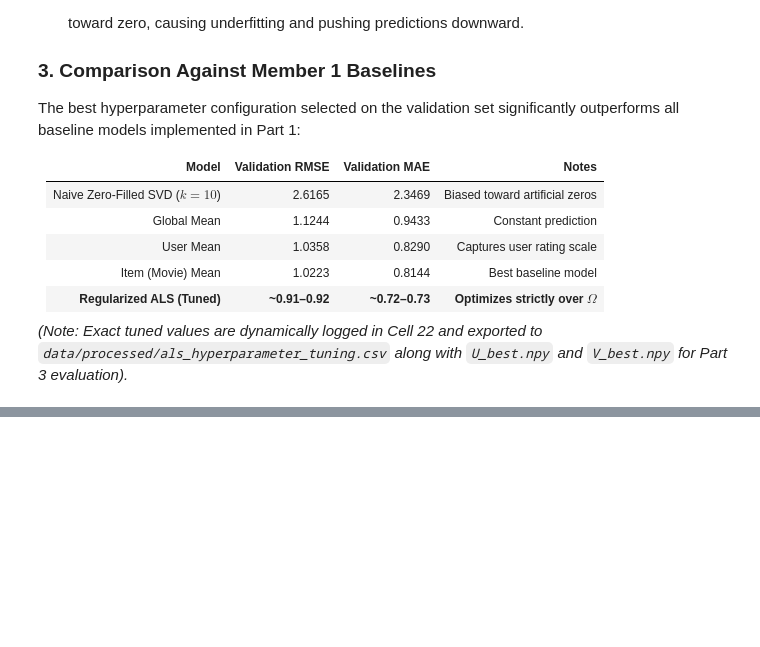
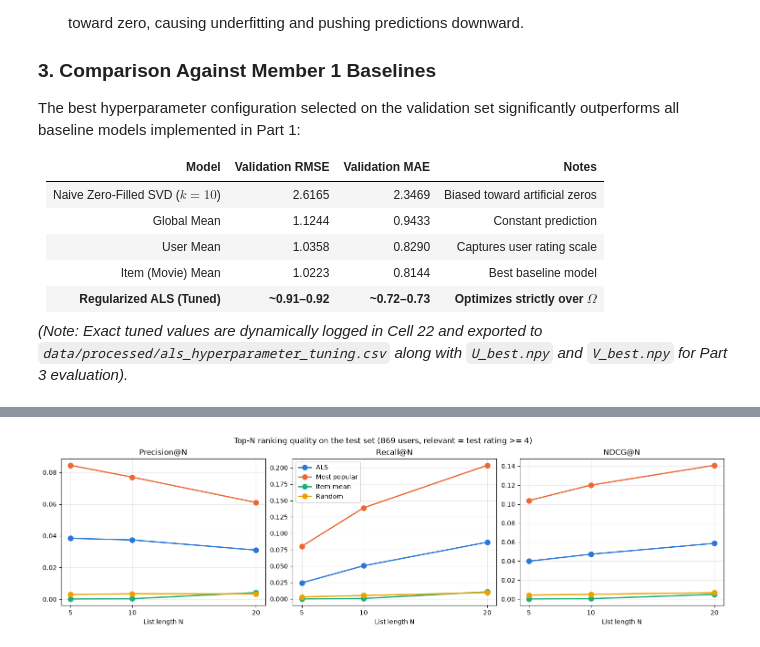
Before and after one commit to Par-TBasti/Movie-Recommendation-by-Low-Rank-Factorization, a Jupyter notebook: Movie Recommendation by Low-Rank Factorization.ipynb, the cells around one changed output, grey strips where cells are left out. Saved outputs shown, nothing was run; the diff lists cells and outputs as text; code cells hidden in the pictures; blank space fills up the shorter version.

```diff
--- a/Movie Recommendation by Low-Rank Factorization.ipynb
+++ b/Movie Recommendation by Low-Rank Factorization.ipynb
@@ -1019,0 +1473,23 @@ The following figure illustrates the performance comparison between our tuned Re
+# %%
+from scipy.stats import spearmanr
+from task3 import top_n_items, ranking_metrics
+
+N_LIST = [5, 10, 20]
+
+# Dense boolean masks (943 x 1682 is small enough)
+train_mask = R_train_coo.toarray() > 0
+val_mask = R_val_coo.toarray() > 0
+exclude_mask = train_mask | val_mask              # movies the user has already rated
+
+test_dense = R_test_coo.toarray()
+relevant_test = test_dense >= 4                    # ground truth: test ratings of 4 or 5
+eval_users = np.flatnonzero(relevant_test.sum(axis=1) > 0)
+
+n_skipped = n_users - len(eval_users)
+print(f"Users with at least one relevant test movie: {len(eval_users)} / {n_users} (skipped: {n_skipped})")
+print(f"Relevant test movies per evaluated user: mean {relevant_test[eval_users].sum(axis=1).mean():.2f}, "
+      f"median {np.median(relevant_test[eval_users].sum(axis=1)):.0f}")
+print(f"Candidate movies per user: mean {(~exclude_mask).sum(axis=1).mean():.0f}")
+
+# Relevant test movies are never excluded, because the splits are disjoint
+assert not (relevant_test & exclude_mask).any()
@@ -1019,0 +1541,19 @@ The following figure illustrates the performance comparison between our tuned Re
+# %%
+# One panel per metric, N on the x axis, one line per model (fixed colors)
+MODEL_COLORS = {"ALS": "#2a78d6", "Most popular": "#eb6834", "Item mean": "#1baf7a", "Random": "#eda100"}
+
+fig, axes = plt.subplots(1, 3, figsize=(15, 4.2), constrained_layout=True)
+for ax, metric in zip(axes, ["Precision", "Recall", "NDCG"]):
+    for model, color in MODEL_COLORS.items():
+        sub = topn_results[topn_results["Model"] == model]
+        ax.plot(sub["N"], sub[metric], color=color, linewidth=2, marker="o", markersize=8, label=model)
+    ax.set_xticks(N_LIST)
+    ax.set_xlabel("List length N")
+    ax.set_title(f"{metric}@N")
+    ax.grid(alpha=0.3)
+axes[1].legend(loc="upper left")
+fig.suptitle(f"Top-N ranking quality on the test set ({len(eval_users)} users, relevant = test rating >= 4)")
+fig.savefig(REPORTS_DIR / "step3_topn_metrics.png", dpi=150)
+plt.show()
+# %% [output]
+[figure, added]
```
Also changed, not shown: parts of 56 cells of this notebook, 32 other files.
